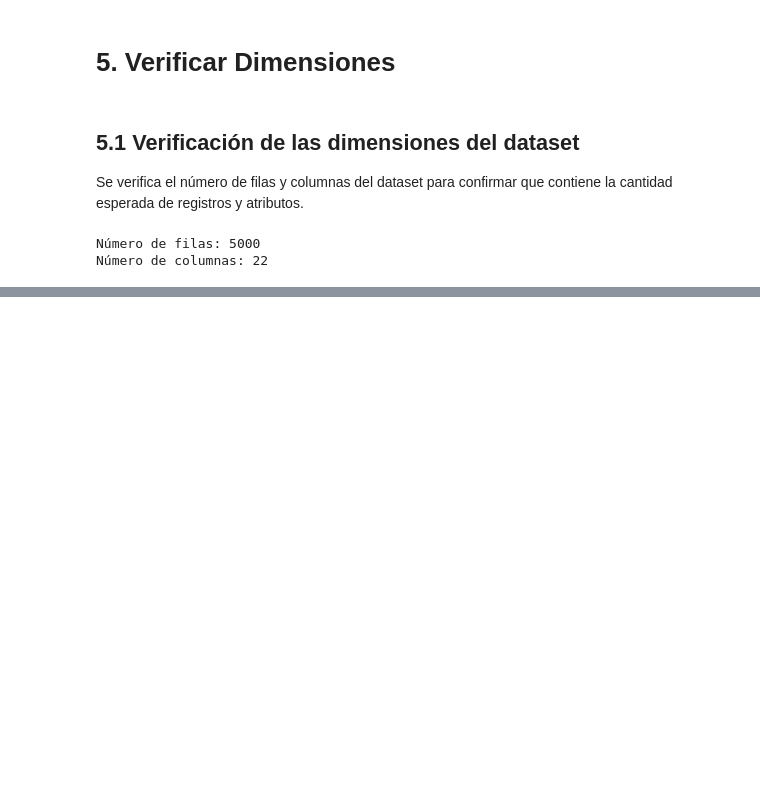
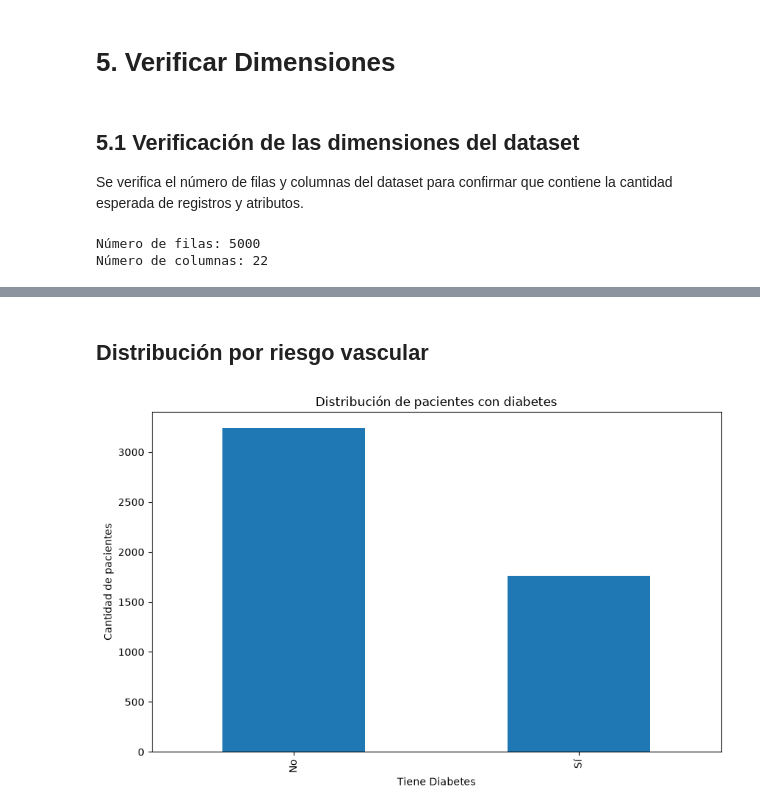
Before and after one commit to el-yisus-dev/ECBD_9b_equipo_dinamita, a Jupyter notebook: notebook/Practica07.ipynb, the cells around one changed output, grey strips where cells are left out. Drawn from its saved outputs; the diff is of its cells as text; code cells hidden in the pictures; blank space fills up the shorter version.

```diff
--- a/notebook/Practica07.ipynb
+++ b/notebook/Practica07.ipynb
@@ -63,0 +473,14 @@ Número de columnas: 22
+# %% [markdown]
+## Distribución por riesgo vascular
+# %%
+import matplotlib.pyplot as plt
+
+df["Tiene_Diabetes"].value_counts().plot(kind="bar")
+
+plt.title("Distribución de pacientes con diabetes")
+plt.xlabel("Tiene Diabetes")
+plt.ylabel("Cantidad de pacientes")
+
+plt.show()
+# %% [output]
+[figure, added]
```
Also changed, not shown: parts of 46 cells of this notebook.
